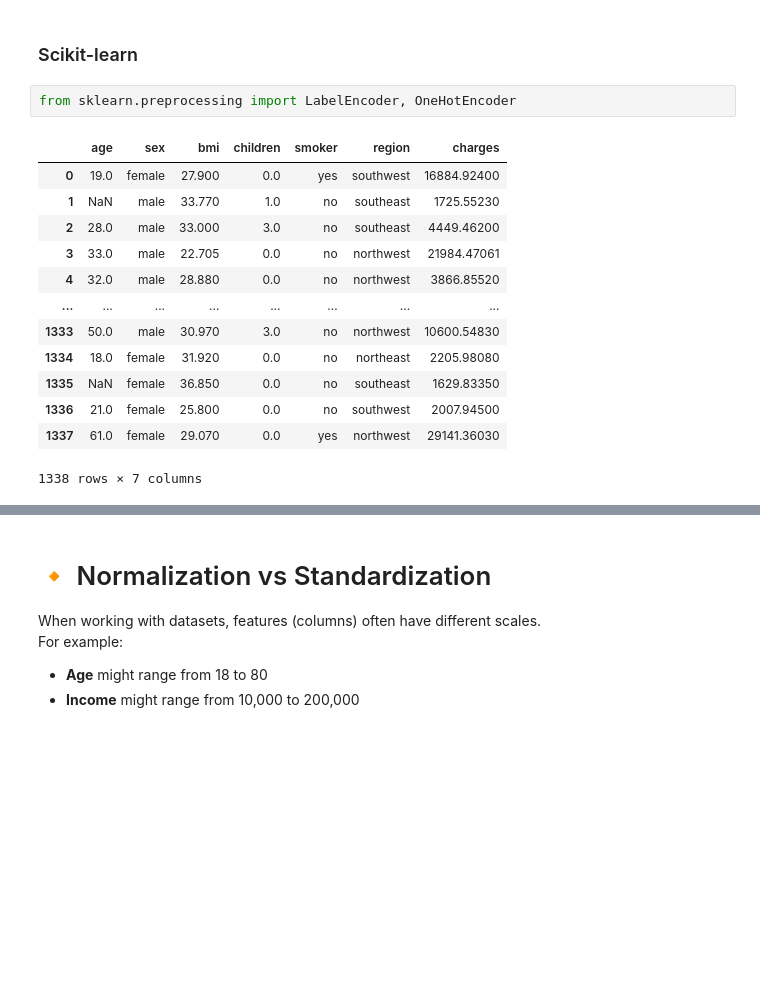
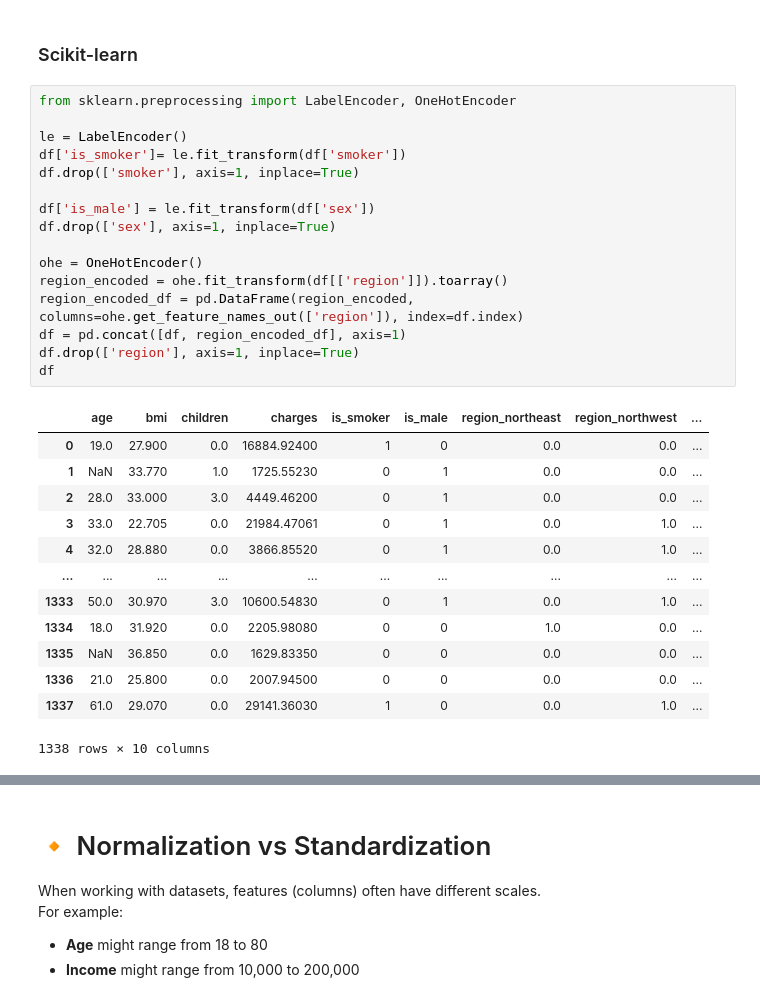
Before and after one commit to JotaN98/MCsDataScience_AI, a Jupyter notebook: Lab1/Lab1.ipynb, the cells around one changed output, grey strips where cells are left out. Drawn from its saved outputs; the diff is of its cells as text; blank space fills up the shorter version.

```diff
--- a/Lab1/Lab1.ipynb
+++ b/Lab1/Lab1.ipynb
@@ -611,17 +611,31 @@ In this exercise, you will decide which encoding method is most suitable for eac
 ### Scikit-learn
 # %%
 from sklearn.preprocessing import LabelEncoder, OneHotEncoder
+
+le = LabelEncoder()
+df['is_smoker']= le.fit_transform(df['smoker'])
+df.drop(['smoker'], axis=1, inplace=True)
+
+df['is_male'] = le.fit_transform(df['sex'])
+df.drop(['sex'], axis=1, inplace=True)
+
+ohe = OneHotEncoder()
+region_encoded = ohe.fit_transform(df[['region']]).toarray()
+region_encoded_df = pd.DataFrame(region_encoded, columns=ohe.get_feature_names_out(['region']), index=df.index)
+df = pd.concat([df, region_encoded_df], axis=1)
+df.drop(['region'], axis=1, inplace=True)
+df
 # %% [output]
-|  | age | sex | bmi | children | smoker | region | charges |
-| 0 | 19.0 | female | 27.900 | 0.0 | yes | southwest | 16884.92400 |
-| 1 | NaN | male | 33.770 | 1.0 | no | southeast | 1725.55230 |
-| 2 | 28.0 | male | 33.000 | 3.0 | no | southeast | 4449.46200 |
-| 3 | 33.0 | male | 22.705 | 0.0 | no | northwest | 21984.47061 |
-| 4 | 32.0 | male | 28.880 | 0.0 | no | northwest | 3866.85520 |
-| ... | ... | ... | ... | ... | ... | ... | ... |
-| 1333 | 50.0 | male | 30.970 | 3.0 | no | northwest | 10600.54830 |
-| 1334 | 18.0 | female | 31.920 | 0.0 | no | northeast | 2205.98080 |
-| 1335 | NaN | female | 36.850 | 0.0 | no | southeast | 1629.83350 |
-| 1336 | 21.0 | female | 25.800 | 0.0 | no | southwest | 2007.94500 |
-| 1337 | 61.0 | female | 29.070 | 0.0 | yes | northwest | 29141.36030 |
+|  | age | bmi | children | charges | is_smoker | is_male | region_northeast | region_northwest | ... |
+| 0 | 19.0 | 27.900 | 0.0 | 16884.92400 | 1 | 0 | 0.0 | 0.0 | ... |
+| 1 | NaN | 33.770 | 1.0 | 1725.55230 | 0 | 1 | 0.0 | 0.0 | ... |
+| 2 | 28.0 | 33.000 | 3.0 | 4449.46200 | 0 | 1 | 0.0 | 0.0 | ... |
+| 3 | 33.0 | 22.705 | 0.0 | 21984.47061 | 0 | 1 | 0.0 | 1.0 | ... |
+| 4 | 32.0 | 28.880 | 0.0 | 3866.85520 | 0 | 1 | 0.0 | 1.0 | ... |
+| ... | ... | ... | ... | ... | ... | ... | ... | ... | ... |
+| 1333 | 50.0 | 30.970 | 3.0 | 10600.54830 | 0 | 1 | 0.0 | 1.0 | ... |
+| 1334 | 18.0 | 31.920 | 0.0 | 2205.98080 | 0 | 0 | 1.0 | 0.0 | ... |
+| 1335 | NaN | 36.850 | 0.0 | 1629.83350 | 0 | 0 | 0.0 | 0.0 | ... |
+| 1336 | 21.0 | 25.800 | 0.0 | 2007.94500 | 0 | 0 | 0.0 | 0.0 | ... |
+| 1337 | 61.0 | 29.070 | 0.0 | 29141.36030 | 1 | 0 | 0.0 | 1.0 | ... |
-1338 rows × 7 columns
+1338 rows × 10 columns
```
Also changed, not shown: parts of 2 cells of this notebook.
